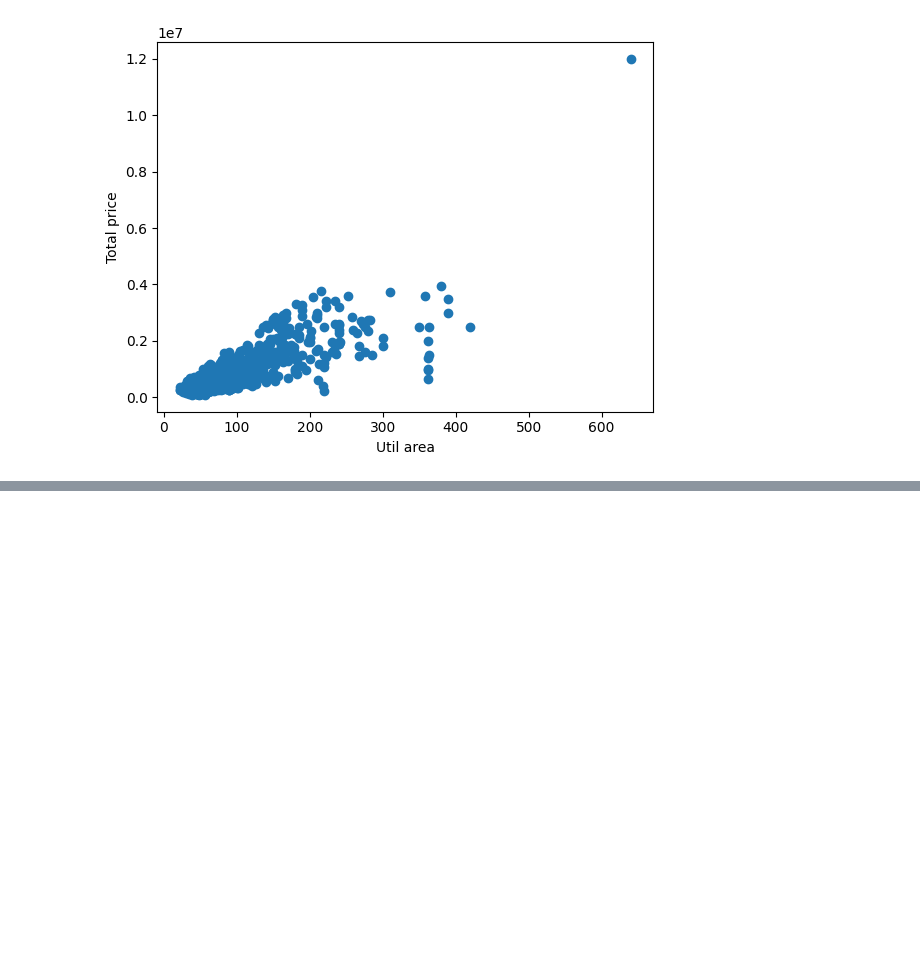
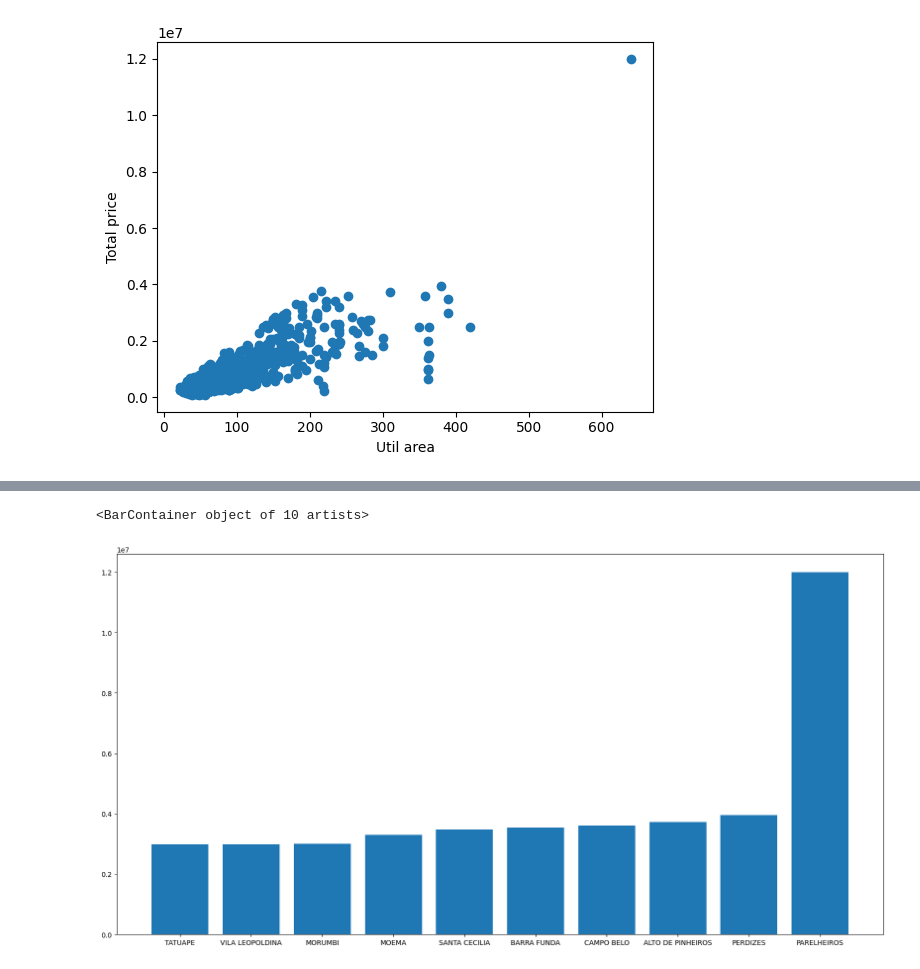
Before and after one commit to AlmirNeeto99/data-science-and-machine-learning, a Jupyter notebook: exercise-2/main.ipynb, the cells around one changed output, grey strips where cells are left out. Saved outputs shown, nothing was run; the diff lists cells and outputs as text; code cells hidden in the pictures; blank space fills up the shorter version.

```diff
--- a/exercise-2/main.ipynb
+++ b/exercise-2/main.ipynb
@@ -86,0 +134,8 @@ Text(0, 0.5, 'Total price')
+# %%
+max_price_by_neighborhood = grouped_by_neighborhood.valor_total.max().sort_values()[-10:]
+# %%
+plt.figure(figsize=(20,10))
+plt.bar(max_price_by_neighborhood.index, max_price_by_neighborhood)
+# %% [output]
+<BarContainer object of 10 artists>
+[figure, added]
```
Also changed, not shown: parts of 20 cells of this notebook.
